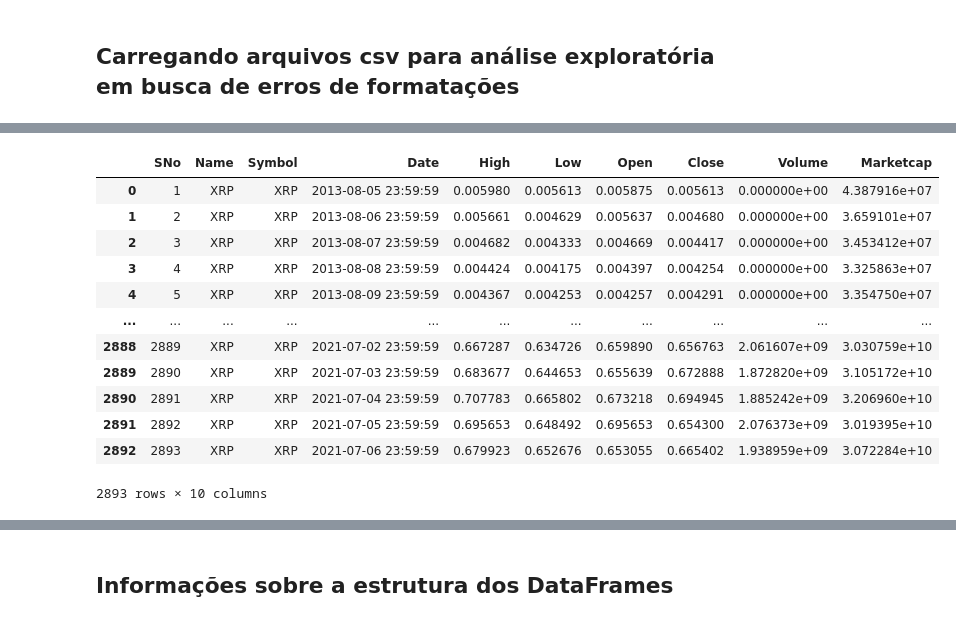
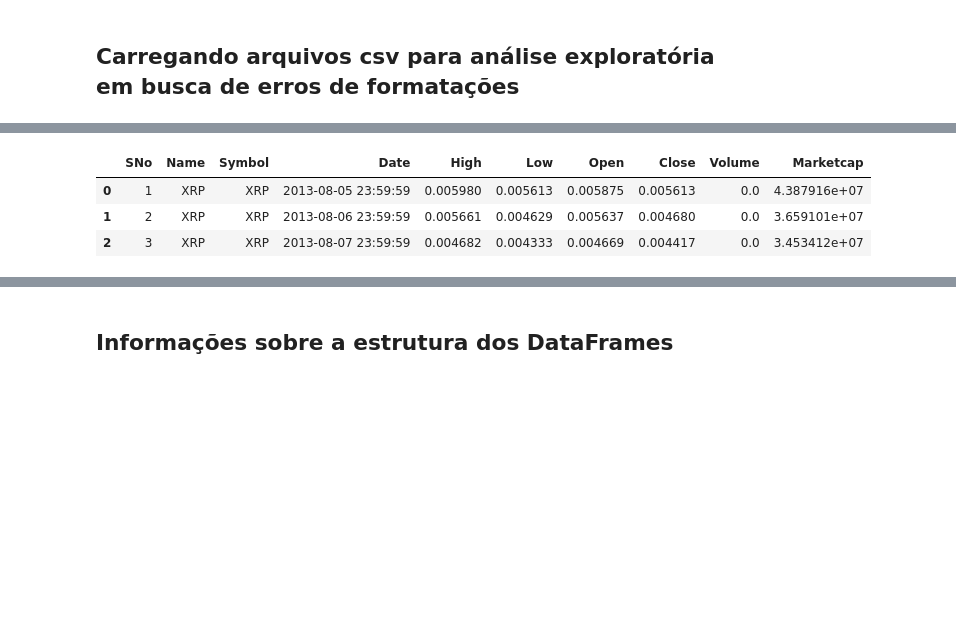
Before and after one commit to Rodrigomarques02/squad3-modulo-5, a Jupyter notebook: Tratamento de dados.ipynb, the cells around one changed output, grey strips where cells are left out. Drawn from its saved outputs; the diff is of its cells as text; code cells hidden in the pictures; blank space fills up the shorter version.

```diff
--- a/Tratamento de dados.ipynb
+++ b/Tratamento de dados.ipynb
@@ -44,21 +26,12 @@ display(data_eth)
 # %%
 # Dados do Ripple
 data_xrp = pd.read_csv('Cryptocurrency Database\coin_XRP.csv', sep=',')
-display(data_xrp)
+data_xrp.head(3)
 # %% [output]
 |  | SNo | Name | Symbol | Date | High | Low | Open | Close | Volume | Marketcap |
-| 0 | 1 | XRP | XRP | 2013-08-05 23:59:59 | 0.005980 | 0.005613 | 0.005875 | 0.005613 | 0.000000e+00 | 4.387916e+07 |
-| 1 | 2 | XRP | XRP | 2013-08-06 23:59:59 | 0.005661 | 0.004629 | 0.005637 | 0.004680 | 0.000000e+00 | 3.659101e+07 |
-| 2 | 3 | XRP | XRP | 2013-08-07 23:59:59 | 0.004682 | 0.004333 | 0.004669 | 0.004417 | 0.000000e+00 | 3.453412e+07 |
-| 3 | 4 | XRP | XRP | 2013-08-08 23:59:59 | 0.004424 | 0.004175 | 0.004397 | 0.004254 | 0.000000e+00 | 3.325863e+07 |
-| 4 | 5 | XRP | XRP | 2013-08-09 23:59:59 | 0.004367 | 0.004253 | 0.004257 | 0.004291 | 0.000000e+00 | 3.354750e+07 |
-| ... | ... | ... | ... | ... | ... | ... | ... | ... | ... | ... |
-| 2888 | 2889 | XRP | XRP | 2021-07-02 23:59:59 | 0.667287 | 0.634726 | 0.659890 | 0.656763 | 2.061607e+09 | 3.030759e+10 |
-| 2889 | 2890 | XRP | XRP | 2021-07-03 23:59:59 | 0.683677 | 0.644653 | 0.655639 | 0.672888 | 1.872820e+09 | 3.105172e+10 |
-| 2890 | 2891 | XRP | XRP | 2021-07-04 23:59:59 | 0.707783 | 0.665802 | 0.673218 | 0.694945 | 1.885242e+09 | 3.206960e+10 |
-| 2891 | 2892 | XRP | XRP | 2021-07-05 23:59:59 | 0.695653 | 0.648492 | 0.695653 | 0.654300 | 2.076373e+09 | 3.019395e+10 |
-| 2892 | 2893 | XRP | XRP | 2021-07-06 23:59:59 | 0.679923 | 0.652676 | 0.653055 | 0.665402 | 1.938959e+09 | 3.072284e+10 |
+| 0 | 1 | XRP | XRP | 2013-08-05 23:59:59 | 0.005980 | 0.005613 | 0.005875 | 0.005613 | 0.0 | 4.387916e+07 |
+| 1 | 2 | XRP | XRP | 2013-08-06 23:59:59 | 0.005661 | 0.004629 | 0.005637 | 0.004680 | 0.0 | 3.659101e+07 |
+| 2 | 3 | XRP | XRP | 2013-08-07 23:59:59 | 0.004682 | 0.004333 | 0.004669 | 0.004417 | 0.0 | 3.453412e+07 |
-2893 rows × 10 columns
 # %%
 # Dados da Polkadot - DOT
 data_dot = pd.read_csv('Cryptocurrency Database\coin_Polkadot.csv', sep=',')
```
Also changed, not shown: parts of 15 cells of this notebook.
